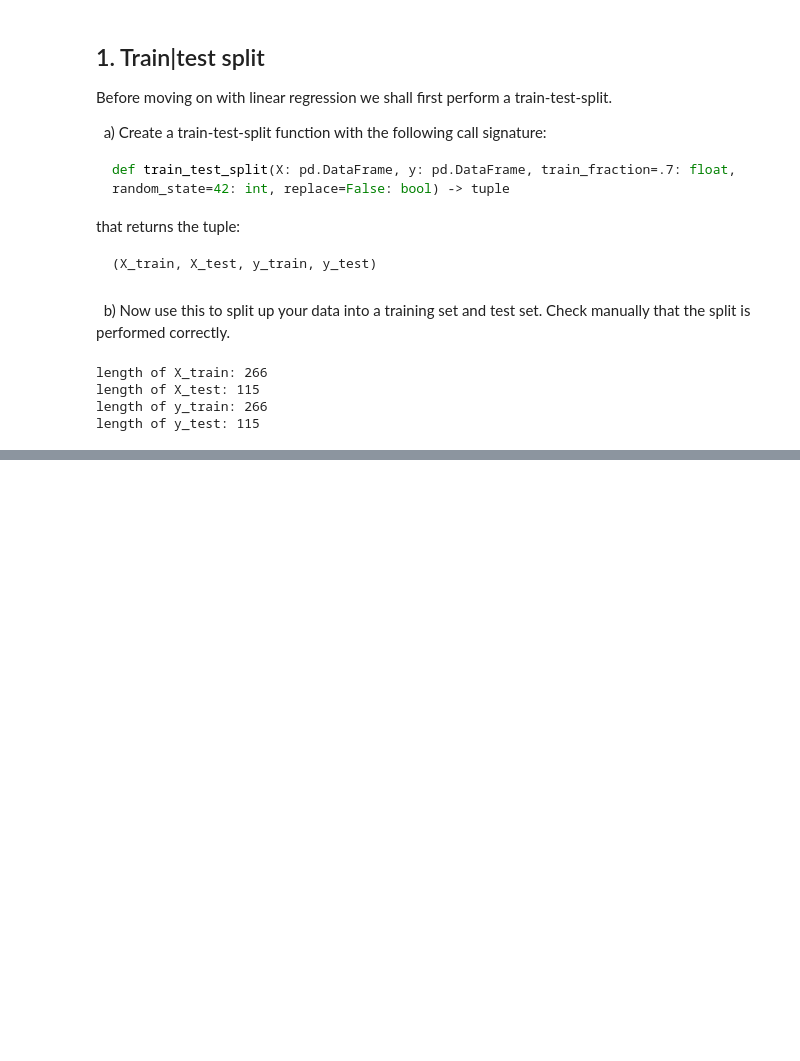
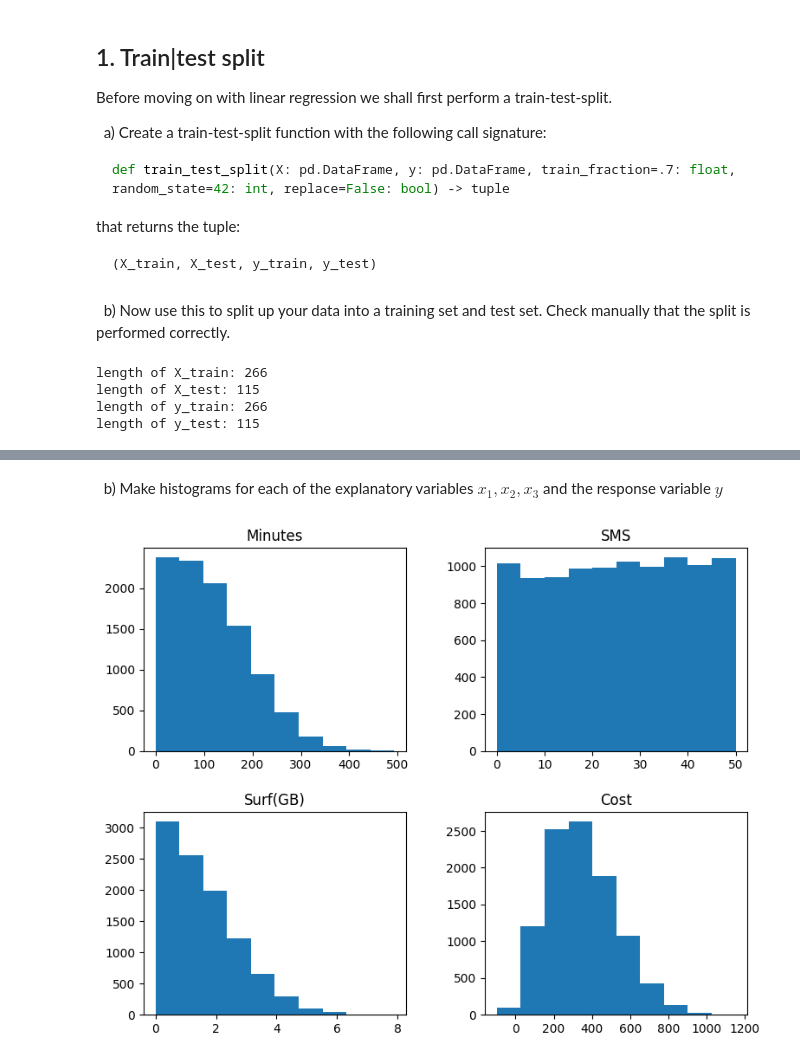
Before and after one commit to VineelaNedunuri/Machine-learning, a Jupyter notebook: Exercises/E00_linear_regression.ipynb, the cells around one changed output, grey strips where cells are left out. Drawn from its saved outputs; the diff is of its cells as text; code cells hidden in the pictures; blank space fills up the shorter version.

```diff
--- a/Exercises/E00_linear_regression.ipynb
+++ b/Exercises/E00_linear_regression.ipynb
@@ -127,0 +280,21 @@ length of y_test: 115
+# %%
+samples = 10000
+np.random.seed(42)
+
+X_1 = np.random.normal(100,100,samples) # random input N(100,100) for samples
+X_1 = np.abs(X_1) # to take absolute values
+
+X_2 = np.random.uniform(0,50,samples)
+
+X_3= np.random.normal(0,2,samples) # random input N(0,2) for  samples
+X_3 = np.abs(X_3) # to take absolute values
+
+epsilon = np.random.normal(0,50, samples) #  N(0,50)
+
+y = 25 + 2* X_1 + 0.5 * X_2 + 50 *X_3 + epsilon
+
+print(X_1.shape, X_2.shape, X_3.shape, y.shape)
+
+# save data to dataframe
+df = pd.DataFrame({'Minutes': X_1,'SMS':X_2,'Surf(GB)':X_3, 'Cost':y})
+df.head()
@@ -127,0 +309,3 @@ length of y_test: 115
+# %%
+df.insert(0, "Intercept", 1)
+df.head()
@@ -127,0 +319,7 @@ length of y_test: 115
+# %% [markdown]
+&nbsp; b) Make histograms for each of the explanatory variables $x_1, x_2, x_3$ and the response variable $y$
+# %%
+df[['Minutes','SMS','Surf(GB)','Cost']].hist(figsize=(9,7),grid = False)
+plt.show()
+# %% [output]
+[figure, added]
```
Also changed, not shown: parts of 27 cells of this notebook.
